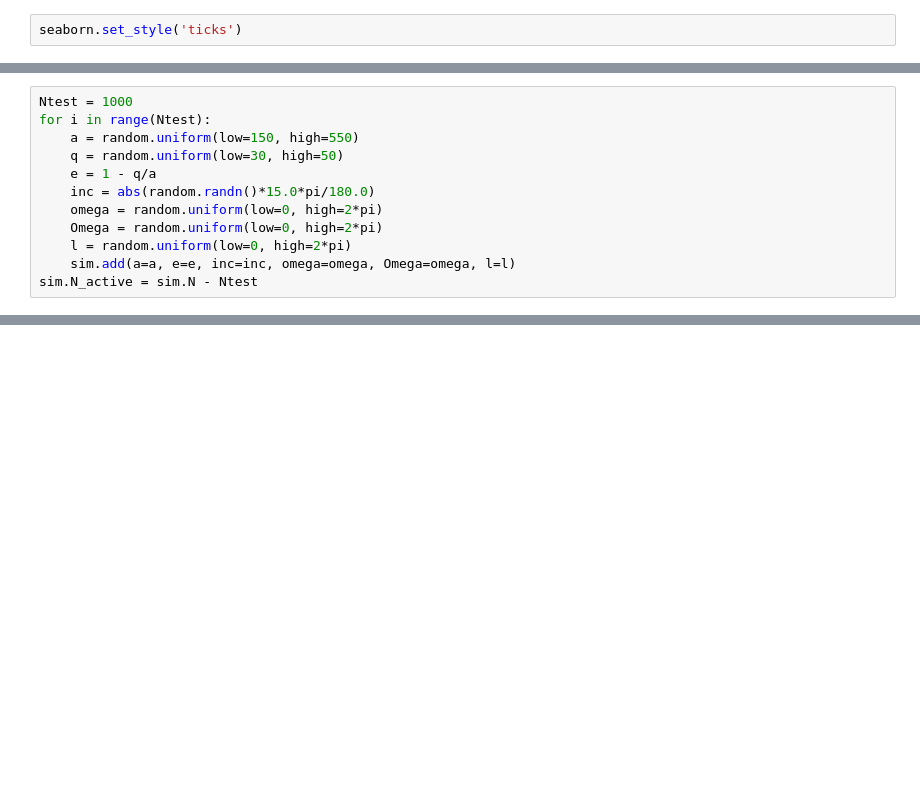
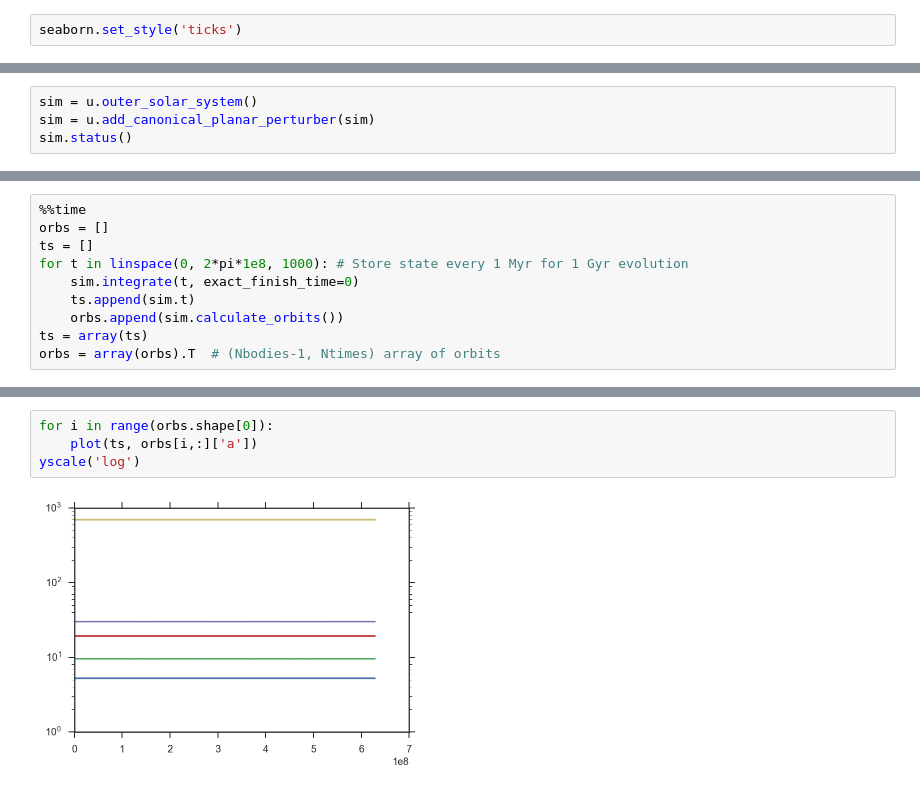
Before and after one commit to farr/PlanetIX, a Jupyter notebook: PlanetIX.ipynb, the cells around one changed output, grey strips where cells are left out. Cells and saved outputs as stored; diff of their text form; blank space fills up the shorter version.

Commit message:
Figure 4 code added.

```diff
--- a/PlanetIX.ipynb
+++ b/PlanetIX.ipynb
@@ -46,12 +37,0 @@ Current timestep:       1.000000
-# %%
-Ntest = 1000
-for i in range(Ntest):
-    a = random.uniform(low=150, high=550)
-    q = random.uniform(low=30, high=50)
-    e = 1 - q/a
-    inc = abs(random.randn()*15.0*pi/180.0)
-    omega = random.uniform(low=0, high=2*pi)
-    Omega = random.uniform(low=0, high=2*pi)
-    l = random.uniform(low=0, high=2*pi)
-    sim.add(a=a, e=e, inc=inc, omega=omega, Omega=omega, l=l)
-sim.N_active = sim.N - Ntest
@@ -57,0 +46,4 @@ sim.N_active = sim.N - Ntest
+# %%
+sim = u.outer_solar_system()
+sim = u.add_canonical_planar_perturber(sim)
+sim.status()
@@ -57,0 +71,10 @@ sim.N_active = sim.N - Ntest
+# %%
+%%time
+orbs = []
+ts = []
+for t in linspace(0, 2*pi*1e8, 1000): # Store state every 1 Myr for 1 Gyr evolution
+    sim.integrate(t, exact_finish_time=0)
+    ts.append(sim.t)
+    orbs.append(sim.calculate_orbits())
+ts = array(ts)
+orbs = array(orbs).T  # (Nbodies-1, Ntimes) array of orbits
@@ -57,0 +84,6 @@ sim.N_active = sim.N - Ntest
+# %%
+for i in range(orbs.shape[0]):
+    plot(ts, orbs[i,:]['a'])
+yscale('log')
+# %% [output]
+[figure, added]
```
Also changed, not shown: parts of 19 cells of this notebook, 4 other files.
